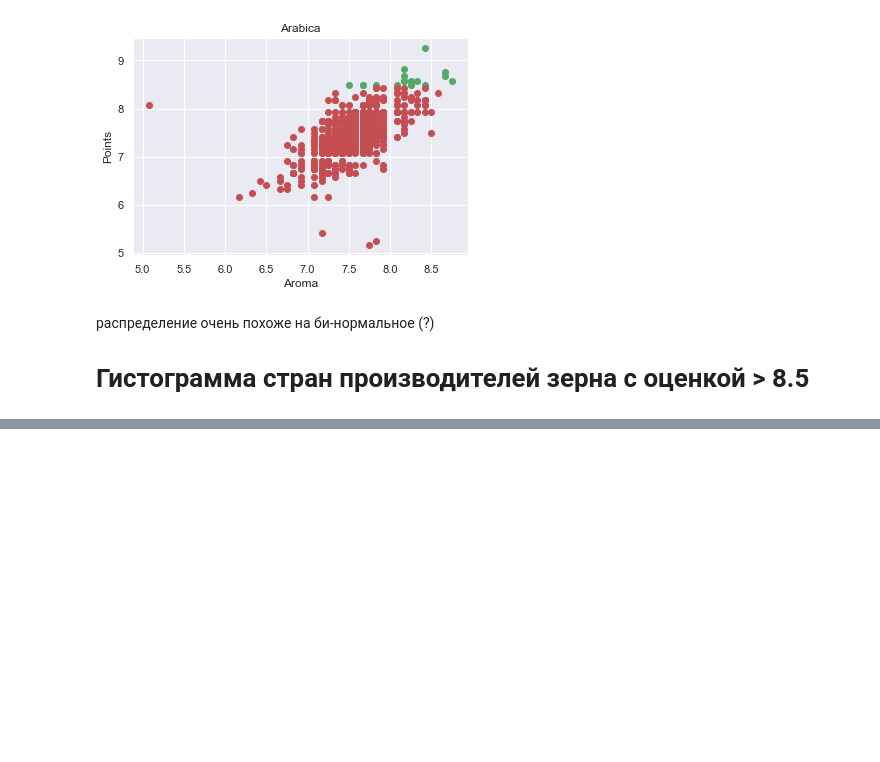
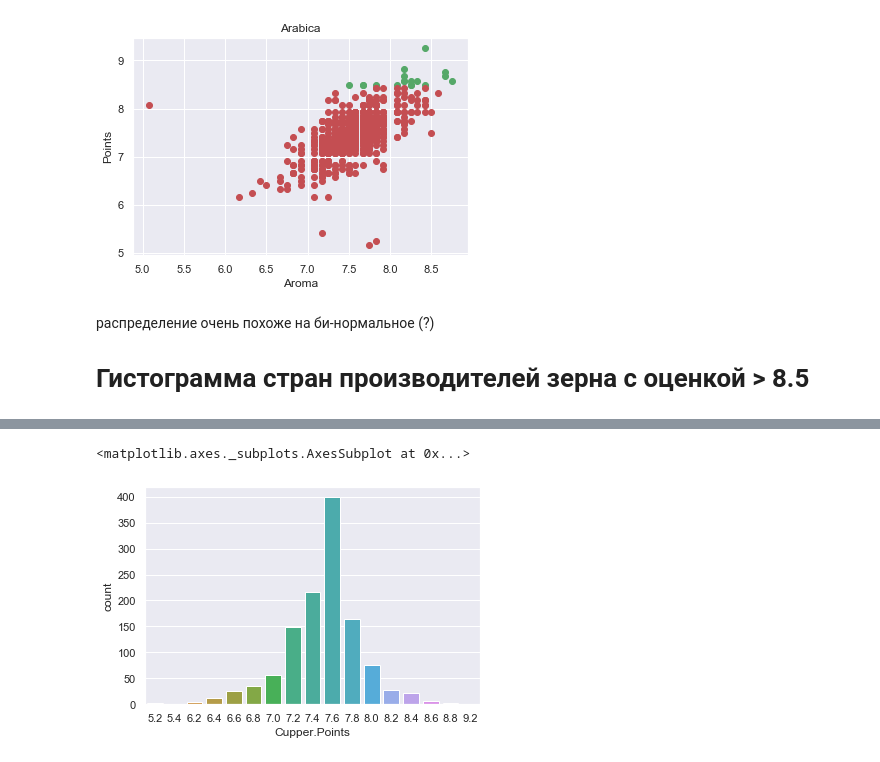
Before and after one commit to eentartetekunst/HW2-3, a Jupyter notebook: HW2-3.ipynb, the cells around one changed output, grey strips where cells are left out. Drawn from its saved outputs; the diff is of its cells as text; code cells hidden in the pictures; blank space fills up the shorter version.

```diff
--- a/HW2-3.ipynb
+++ b/HW2-3.ipynb
@@ -125,0 +179,7 @@ sns.countplot(df[df['Cupper.Points'] > 8.5]['Country.of.Origin'],
+# %%
+cup_points = df['Cupper.Points'].astype('float').dropna()
+cup_points = cup_points[cup_points <= 10].apply(lambda x: round(x * 5) / 5)
+sns.countplot(cup_points)
+# %% [output]
+<matplotlib.axes._subplots.AxesSubplot at 0x...>
+[figure, added]
```
Also changed, not shown: parts of 25 cells of this notebook.
